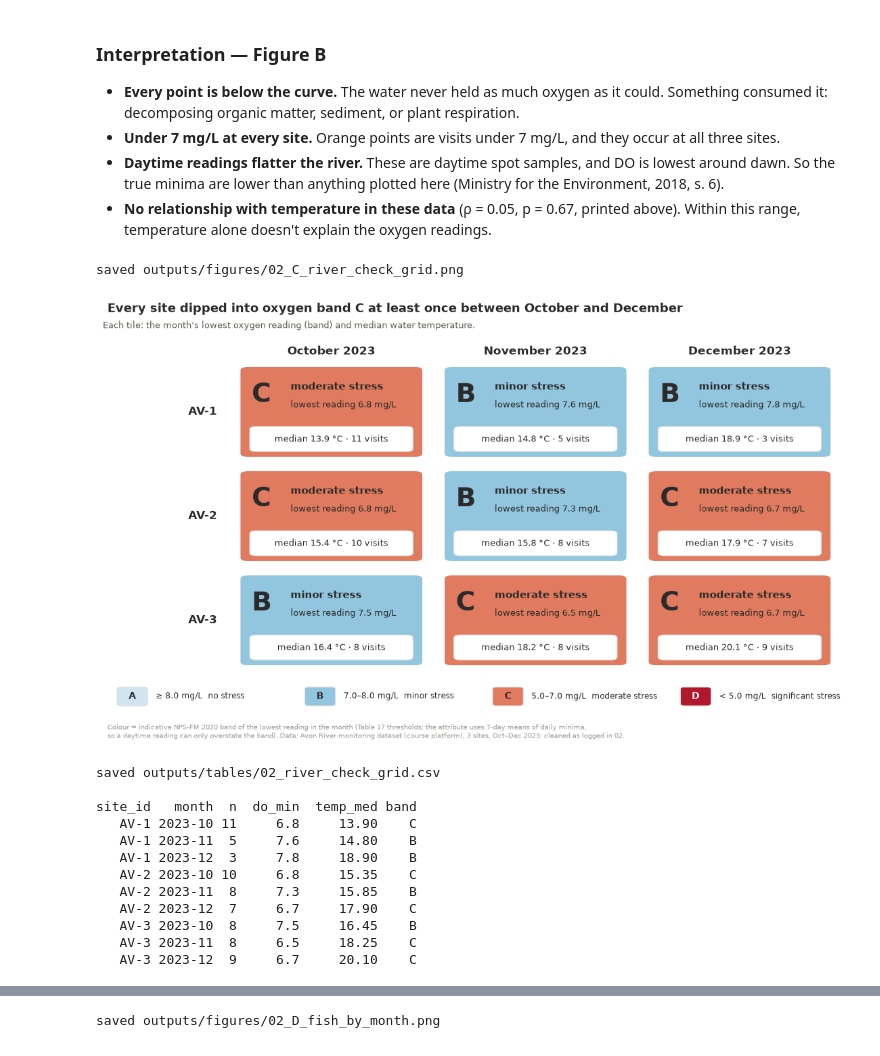
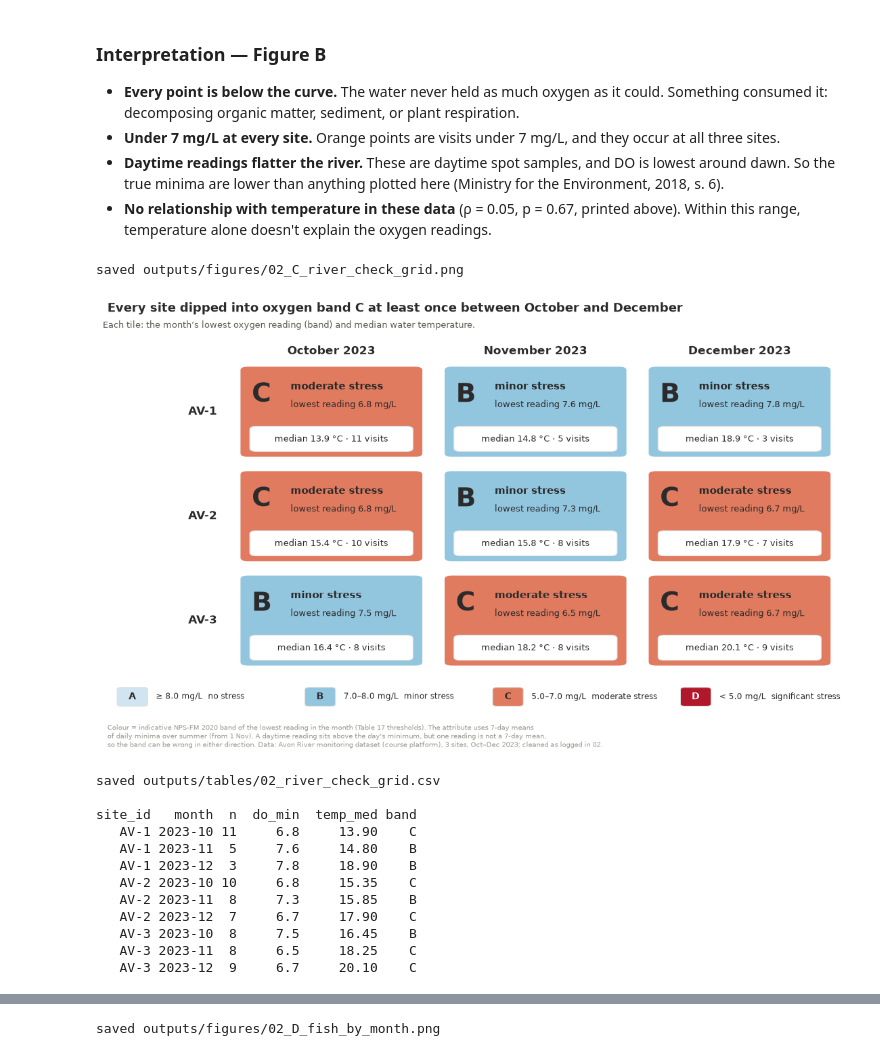
Before and after one commit to eirikrbe/MSE803-DA, a Jupyter notebook: Ass 1 /Ass1-Avon/notebooks/Ass1-Avon_02_eda.ipynb, the cells around one changed output, grey strips where cells are left out. Drawn from its saved outputs; the diff is of its cells as text; code cells hidden in the pictures.

```diff
--- a/Ass 1 /Ass1-Avon/notebooks/Ass1-Avon_02_eda.ipynb
+++ b/Ass 1 /Ass1-Avon/notebooks/Ass1-Avon_02_eda.ipynb
@@ -727,36 +730,37 @@ for r, site in enumerate(SITES):
     for c, mo in enumerate(month_order):
         g = grid[(grid.site_id == site) & (grid.month == mo)].iloc[0]
         face, ink = BAND_STYLE[g['band']]
         ax.add_patch(FancyBboxPatch((c + 0.05, y + 0.06), 0.90, 0.88, facecolor=face, edgecolor='white', lw=2,
                                     boxstyle='round,pad=0,rounding_size=0.04'))
         ax.text(c + 0.11, y + 0.66, g['band'], fontsize=28, fontweight='bold', color=ink, va='center')
         ax.text(c + 0.30, y + 0.74, SHORT[g['band']], fontsize=11, fontweight='bold', color=ink, va='center')
         ax.text(c + 0.30, y + 0.57, f"lowest reading {g['do_min']:.1f} mg/L", fontsize=9, color=ink, va='center')
         ax.add_patch(FancyBboxPatch((c + 0.10, y + 0.12), 0.80, 0.24, facecolor='white', edgecolor=PALETTE['grid'],
                                     lw=0.8, boxstyle='round,pad=0,rounding_size=0.03'))
         ax.text(c + 0.5, y + 0.24, f"median {g['temp_med']:.1f} °C · {g['n']} visits", ha='center', va='center',
                 fontsize=9.5, color=PALETTE['text'])
 for c, mo in enumerate(month_order):
     ax.text(c + 0.5, len(SITES) + 0.08, mo.strftime('%B %Y'), ha='center', va='center', fontsize=12, fontweight='bold')
 x = -0.55
 for band in 'ABCD':
     face, ink = BAND_STYLE[band]
     floor = {'A': '≥ 8.0', 'B': '7.0–8.0', 'C': '5.0–7.0', 'D': '< 5.0'}[band]
     ax.add_patch(FancyBboxPatch((x, -0.32), 0.15, 0.18, facecolor=face, edgecolor=PALETTE['grid'], lw=0.8,
                                 boxstyle='round,pad=0,rounding_size=0.02'))
     ax.text(x + 0.075, -0.23, band, ha='center', va='center', fontsize=10, fontweight='bold', color=ink)
     ax.text(x + 0.19, -0.23, f'{floor} mg/L  {SHORT[band]}', va='center', fontsize=8.5)
     x += 0.92
-footnote(fig, 'Colour = indicative NPS-FM 2020 band of the lowest reading in the month (Table 17 thresholds; the attribute uses '
-              '7-day means of daily minima,\nso a daytime reading can only overstate the band). ' + SOURCE)
+footnote(fig, 'Colour = indicative NPS-FM 2020 band of the lowest reading in the month (Table 17 thresholds). The attribute uses '
+              '7-day means\nof daily minima over summer (from 1 Nov). A daytime reading sits above the day\'s minimum, but one reading '
+              'is not a 7-day mean,\nso the band can be wrong in either direction. ' + SOURCE)
 finding_title(fig, ax, 'Every site dipped into oxygen band C at least once between October and December',
               'Each tile: the month’s lowest oxygen reading (band) and median water temperature.')
 fig_c = save_fig(fig, '02_C_river_check_grid')
 plt.show()
 _ = save_table(grid.astype({'month': str}).round(2), '02_river_check_grid')
 # %% [output]
 saved outputs/figures/02_C_river_check_grid.png
-[figure, old version]
+[figure, new version]
 saved outputs/tables/02_river_check_grid.csv
 
 site_id   month  n  do_min  temp_med band
```
Also changed, not shown: parts of 5 cells of this notebook, 5 other files.
